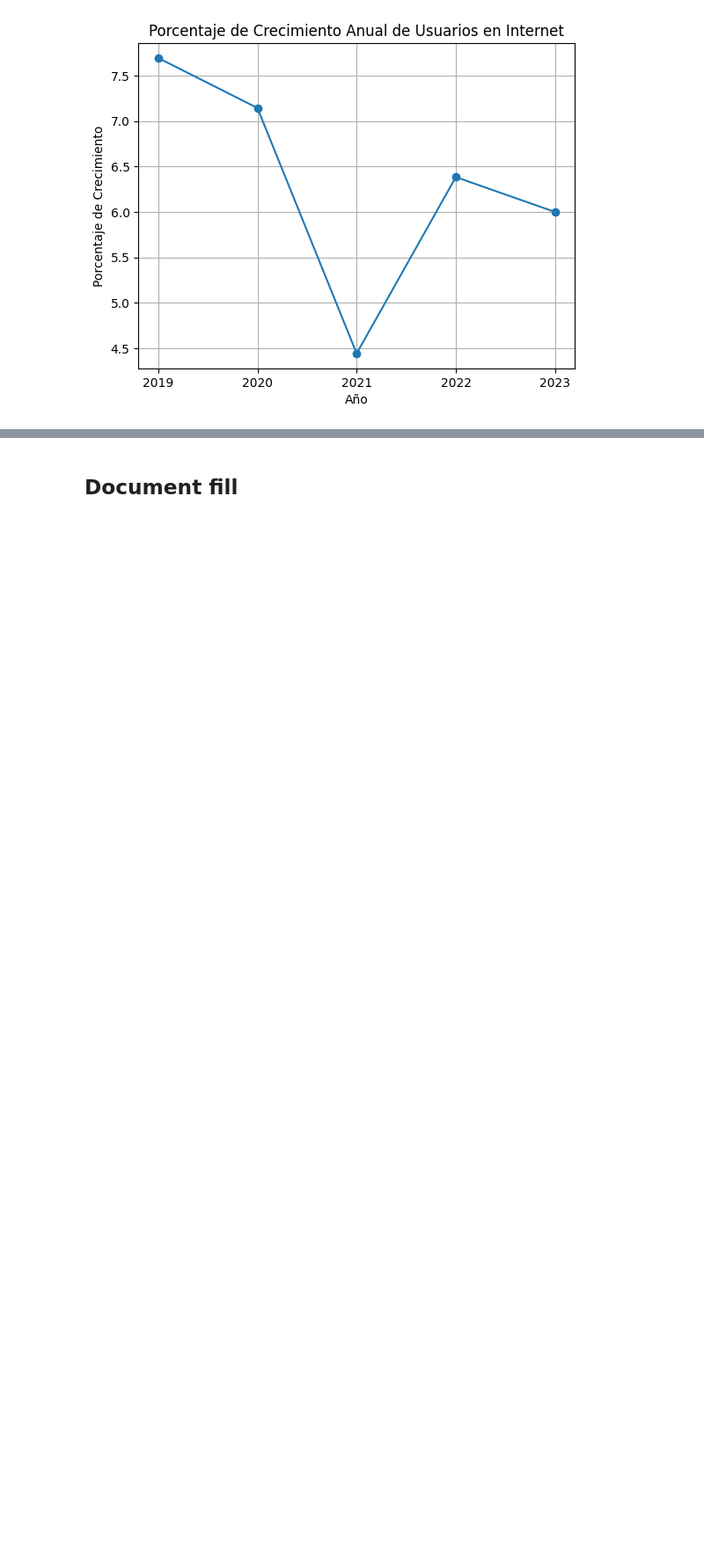
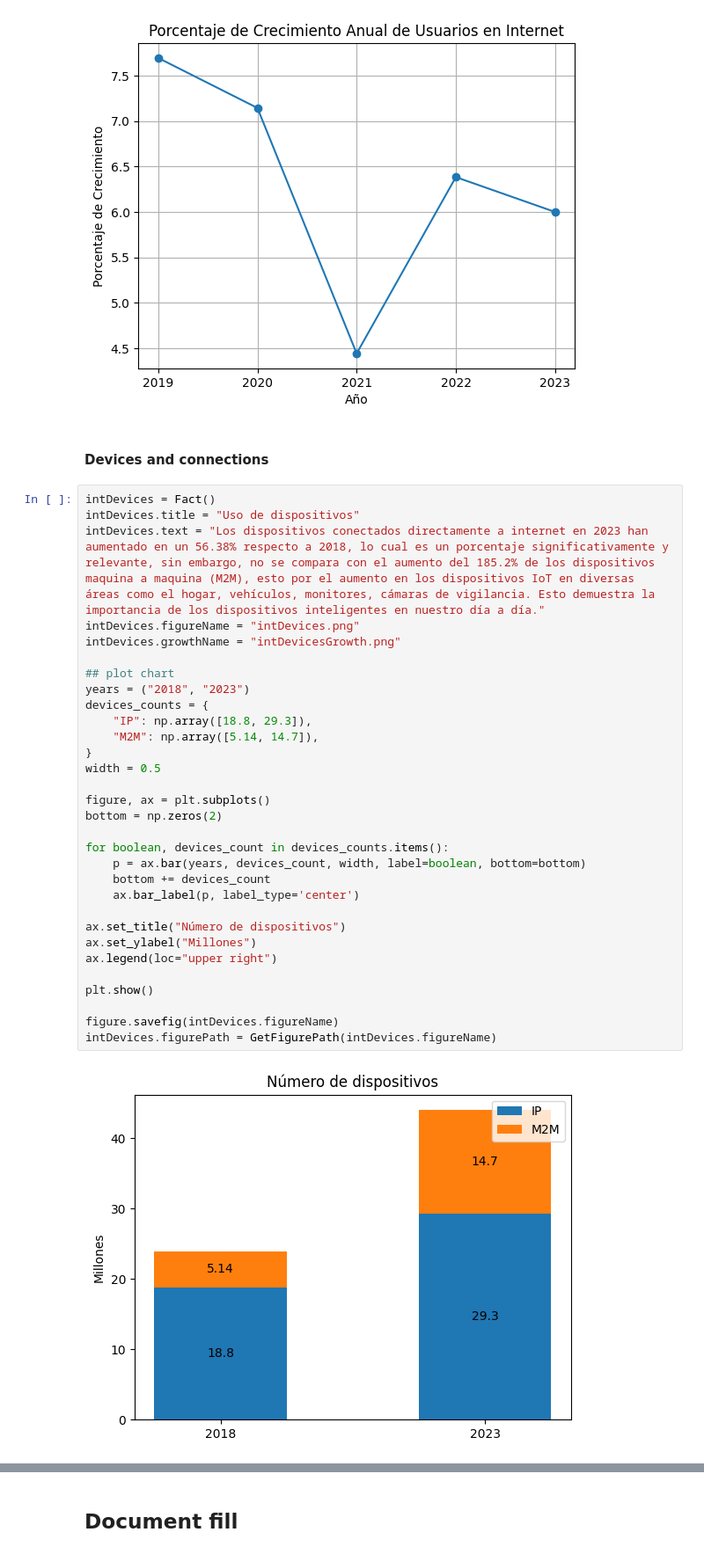
Before and after one commit to Erickype/CiscoAnualInternetReport, a Jupyter notebook: CiscoAnualReport.ipynb, the cells around one changed output, grey strips where cells are left out. Shown at 88% size. Drawn from its saved outputs; the diff is of its cells as text; blank space fills up the shorter version.

Commit message:
Dispositivos en internet

```diff
--- a/CiscoAnualReport.ipynb
+++ b/CiscoAnualReport.ipynb
@@ -125,3 +129,38 @@ intAdoption.growthPath = GetFigurePath(intAdoption.growthName)
 plt.show()
 # %% [output]
 [figure]
+# %% [markdown]
+#### Devices and connections
+# %%
+intDevices = Fact()
+intDevices.title = "Uso de dispositivos"
+intDevices.text = "Los dispositivos conectados directamente a internet en 2023 han aumentado en un 56.38% respecto a 2018, lo cual es un porcentaje significativamente y relevante, sin embargo, no se compara con el aumento del 185.2% de los dispositivos maquina a maquina (M2M), esto por el aumento en los dispositivos IoT en diversas áreas como el hogar, vehículos, monitores, cámaras de vigilancia. Esto demuestra la importancia de los dispositivos inteligentes en nuestro día a día."
+intDevices.figureName = "intDevices.png"
+intDevices.growthName = "intDevicesGrowth.png"
+
+## plot chart
+years = ("2018", "2023")
+devices_counts = {
+    "IP": np.array([18.8, 29.3]),
+    "M2M": np.array([5.14, 14.7]),
+}
+width = 0.5
+
+figure, ax = plt.subplots()
+bottom = np.zeros(2)
+
+for boolean, devices_count in devices_counts.items():
+    p = ax.bar(years, devices_count, width, label=boolean, bottom=bottom)
+    bottom += devices_count
+    ax.bar_label(p, label_type='center')
+
+ax.set_title("Número de dispositivos")
+ax.set_ylabel("Millones")
+ax.legend(loc="upper right")
+
+plt.show()
+
+figure.savefig(intDevices.figureName)
+intDevices.figurePath = GetFigurePath(intDevices.figureName)
+# %% [output]
+[figure, added]
```
Also changed, not shown: parts of 9 cells of this notebook.
